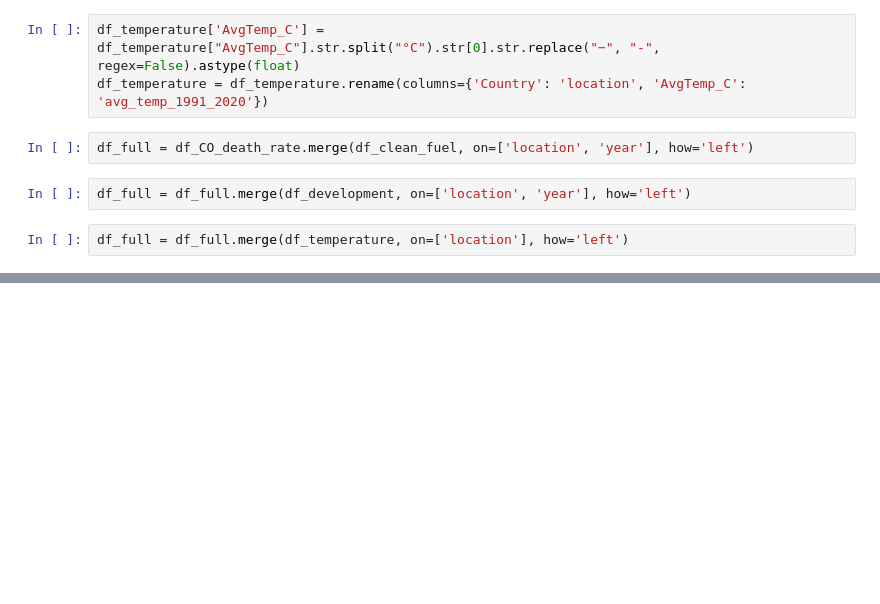
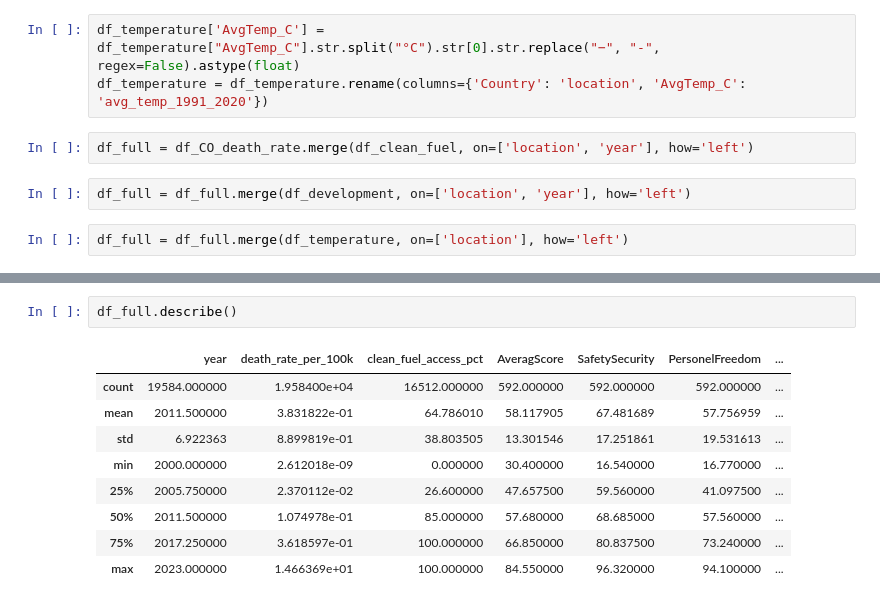
Before and after one commit to dantngn98/DATA5310_Visualization, a Jupyter notebook: final_project.ipynb, the cells around one changed output, grey strips where cells are left out. Saved outputs shown, nothing was run; the diff lists cells and outputs as text; blank space fills up the shorter version.

```diff
--- a/final_project.ipynb
+++ b/final_project.ipynb
@@ -44,0 +65,12 @@ df_full
+# %%
+df_full.describe()
+# %% [output]
+|  | year | death_rate_per_100k | clean_fuel_access_pct | AveragScore | SafetySecurity | PersonelFreedom | ... |
+| count | 19584.000000 | 1.958400e+04 | 16512.000000 | 592.000000 | 592.000000 | 592.000000 | ... |
+| mean | 2011.500000 | 3.831822e-01 | 64.786010 | 58.117905 | 67.481689 | 57.756959 | ... |
+| std | 6.922363 | 8.899819e-01 | 38.803505 | 13.301546 | 17.251861 | 19.531613 | ... |
+| min | 2000.000000 | 2.612018e-09 | 0.000000 | 30.400000 | 16.540000 | 16.770000 | ... |
+| 25% | 2005.750000 | 2.370112e-02 | 26.600000 | 47.657500 | 59.560000 | 41.097500 | ... |
+| 50% | 2011.500000 | 1.074978e-01 | 85.000000 | 57.680000 | 68.685000 | 57.560000 | ... |
+| 75% | 2017.250000 | 3.618597e-01 | 100.000000 | 66.850000 | 80.837500 | 73.240000 | ... |
+| max | 2023.000000 | 1.466369e+01 | 100.000000 | 84.550000 | 96.320000 | 94.100000 | ... |
```
Also changed, not shown: parts of 10 cells of this notebook.
